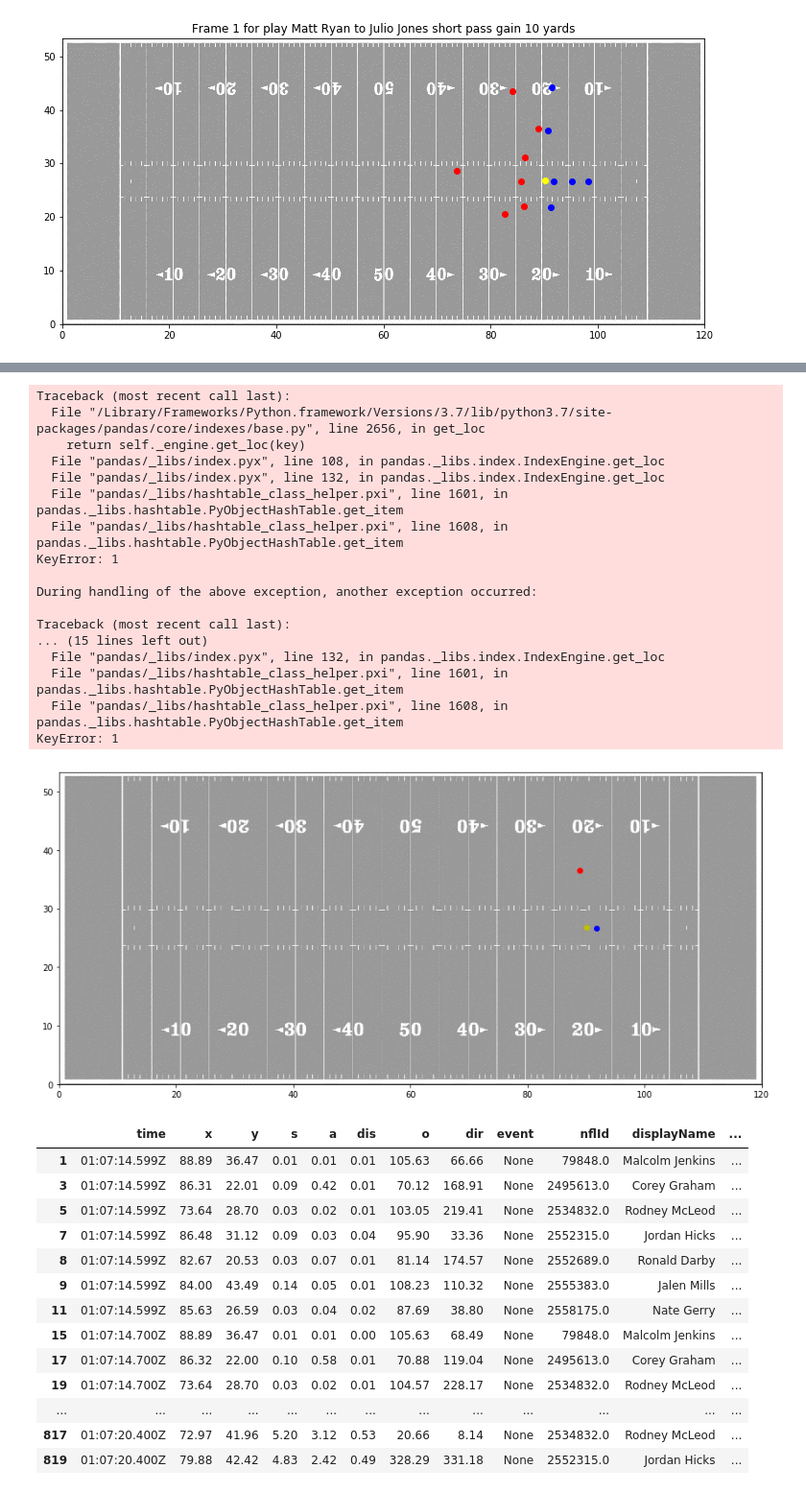
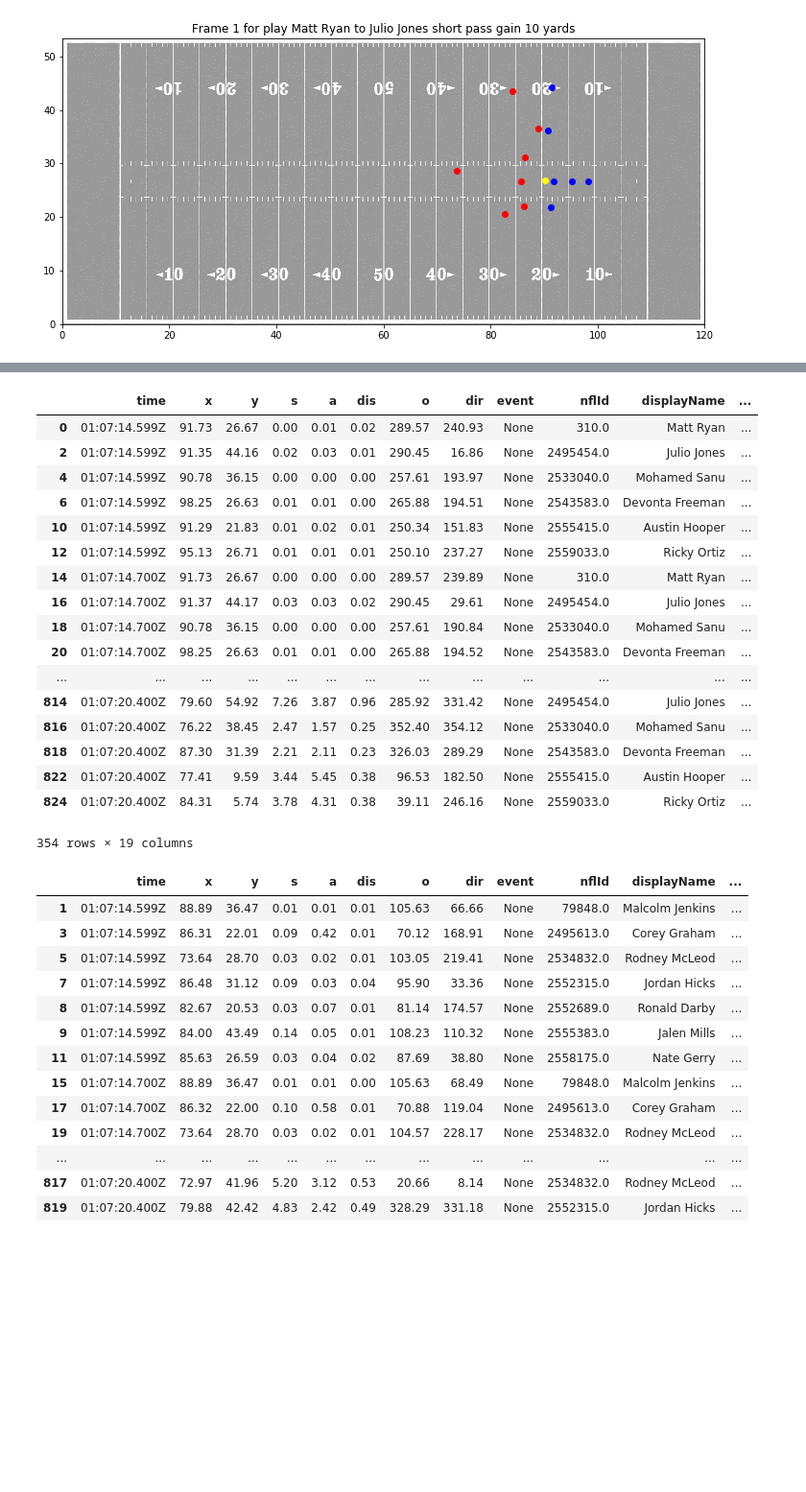
Before and after one commit to sidthakur08/nfl-big-data-bowl-2021, a Jupyter notebook: explore.ipynb, the cells around one changed output, grey strips where cells are left out. Shown: that part at 96% size. Cells and saved outputs as stored; diff of their text form; code cells hidden in the pictures; blank space fills up the shorter version.

```diff
--- a/explore.ipynb
+++ b/explore.ipynb
@@ -294,3 +315,24 @@ track_play1_football = track_play1[track_play1['team']=='football']
+# %%
+track_play1_away
+# %% [output]
+|  | time | x | y | s | a | dis | o | dir | event | nflId | displayName | ... |
+| 0 | 01:07:14.599Z | 91.73 | 26.67 | 0.00 | 0.01 | 0.02 | 289.57 | 240.93 | None | 310.0 | Matt Ryan | ... |
+| 2 | 01:07:14.599Z | 91.35 | 44.16 | 0.02 | 0.03 | 0.01 | 290.45 | 16.86 | None | 2495454.0 | Julio Jones | ... |
+| 4 | 01:07:14.599Z | 90.78 | 36.15 | 0.00 | 0.00 | 0.00 | 257.61 | 193.97 | None | 2533040.0 | Mohamed Sanu | ... |
+| 6 | 01:07:14.599Z | 98.25 | 26.63 | 0.01 | 0.01 | 0.00 | 265.88 | 194.51 | None | 2543583.0 | Devonta Freeman | ... |
+| 10 | 01:07:14.599Z | 91.29 | 21.83 | 0.01 | 0.02 | 0.01 | 250.34 | 151.83 | None | 2555415.0 | Austin Hooper | ... |
+| 12 | 01:07:14.599Z | 95.13 | 26.71 | 0.01 | 0.01 | 0.01 | 250.10 | 237.27 | None | 2559033.0 | Ricky Ortiz | ... |
+| 14 | 01:07:14.700Z | 91.73 | 26.67 | 0.00 | 0.00 | 0.00 | 289.57 | 239.89 | None | 310.0 | Matt Ryan | ... |
+| 16 | 01:07:14.700Z | 91.37 | 44.17 | 0.03 | 0.03 | 0.02 | 290.45 | 29.61 | None | 2495454.0 | Julio Jones | ... |
+| 18 | 01:07:14.700Z | 90.78 | 36.15 | 0.00 | 0.00 | 0.00 | 257.61 | 190.84 | None | 2533040.0 | Mohamed Sanu | ... |
+| 20 | 01:07:14.700Z | 98.25 | 26.63 | 0.01 | 0.01 | 0.00 | 265.88 | 194.52 | None | 2543583.0 | Devonta Freeman | ... |
+| ... | ... | ... | ... | ... | ... | ... | ... | ... | ... | ... | ... | ... |
+| 814 | 01:07:20.400Z | 79.60 | 54.92 | 7.26 | 3.87 | 0.96 | 285.92 | 331.42 | None | 2495454.0 | Julio Jones | ... |
+| 816 | 01:07:20.400Z | 76.22 | 38.45 | 2.47 | 1.57 | 0.25 | 352.40 | 354.12 | None | 2533040.0 | Mohamed Sanu | ... |
+| 818 | 01:07:20.400Z | 87.30 | 31.39 | 2.21 | 2.11 | 0.23 | 326.03 | 289.29 | None | 2543583.0 | Devonta Freeman | ... |
+| 822 | 01:07:20.400Z | 77.41 | 9.59 | 3.44 | 5.45 | 0.38 | 96.53 | 182.50 | None | 2555415.0 | Austin Hooper | ... |
+| 824 | 01:07:20.400Z | 84.31 | 5.74 | 3.78 | 4.31 | 0.38 | 39.11 | 246.16 | None | 2559033.0 | Ricky Ortiz | ... |
+354 rows × 19 columns
 # %%
 fig,ax = mviz.plot_pitch()
 d, = ax.plot(literal_eval(tracking_home.iloc[0]['home_players_x_coord']), literal_eval(tracking_home.iloc[0]['home_players_y_coord']), 'bo')
@@ -314,45 +356,6 @@ def animate(i):
 
 animationhi = animation.FuncAnimation(fig, animate, frames = range(11641, 13801), interval = 40)
 plt.show()
-# %%
-anim_fig,anim_ax = plt.subplots(figsize=(15,10))
-img = plt.imread('football_field_grayscale.png')
-anim_ax.imshow(img,extent=[0,120,0,53.34])
-
-for f in track_play1['frames']:
-    print(f)
-
-h, = anim_ax.plot(track_play1_home.iloc[0]['x'],track_play1_home.iloc[0]['y'],'ro')
-a, = anim_ax.plot(track_play1_away.iloc[0]['x'],track_play1_away.iloc[0]['y'],'bo')
-f, = anim_ax.plot(track_play1_football.iloc[0]['x'],track_play1_football.iloc[0]['y'],'yo')
-
-def animate(i):
-    h.set_data(track_play1_home.iloc[i]['x'],track_play1_home[i]['y'],'ro')
-    a.set_data(track_play1_away.iloc[i]['x'],track_play1_away[i]['y'],'bo')
-    f.set_data(track_play1_football.iloc[i]['x'],track_play1_football[i]['y'],'yo')
-
-    return h,a,f,
-animation_gif = animation.FuncAnimation(anim_fig,animate,frames=range(1,827))
-plt.show()
-# %% [output]
-Traceback (most recent call last):
-  File "/Library/Frameworks/Python.framework/Versions/3.7/lib/python3.7/site-packages/pandas/core/indexes/base.py", line 2656, in get_loc
-    return self._engine.get_loc(key)
-  File "pandas/_libs/index.pyx", line 108, in pandas._libs.index.IndexEngine.get_loc
-  File "pandas/_libs/index.pyx", line 132, in pandas._libs.index.IndexEngine.get_loc
-  File "pandas/_libs/hashtable_class_helper.pxi", line 1601, in pandas._libs.hashtable.PyObjectHashTable.get_item
-  File "pandas/_libs/hashtable_class_helper.pxi", line 1608, in pandas._libs.hashtable.PyObjectHashTable.get_item
-KeyError: 1
-
-During handling of the above exception, another exception occurred:
-
-Traceback (most recent call last):
-... (15 lines left out)
-  File "pandas/_libs/index.pyx", line 132, in pandas._libs.index.IndexEngine.get_loc
-  File "pandas/_libs/hashtable_class_helper.pxi", line 1601, in pandas._libs.hashtable.PyObjectHashTable.get_item
-  File "pandas/_libs/hashtable_class_helper.pxi", line 1608, in pandas._libs.hashtable.PyObjectHashTable.get_item
-KeyError: 1
-[figure, removed]
 # %%
 track_play1_home
 # %% [output]
```
Also changed, not shown: parts of 11 cells of this notebook, 1 other file.
